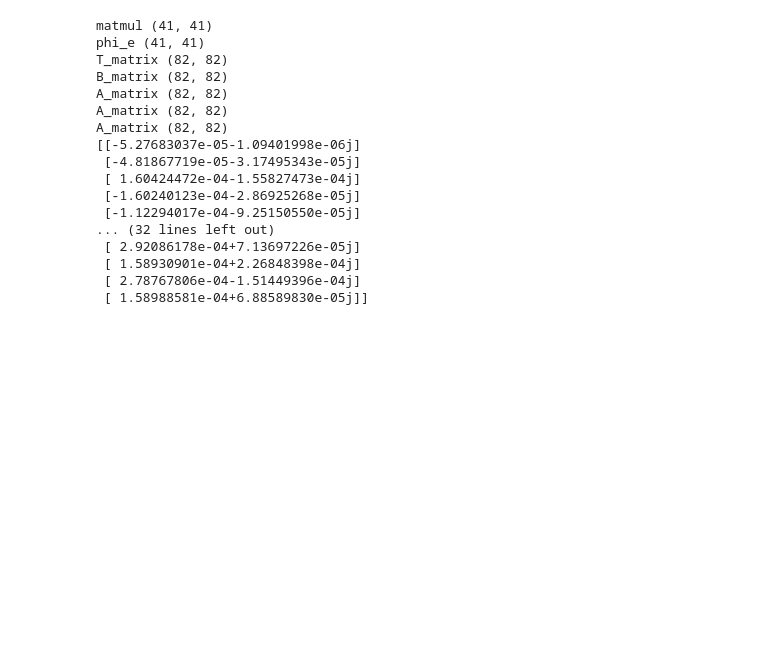
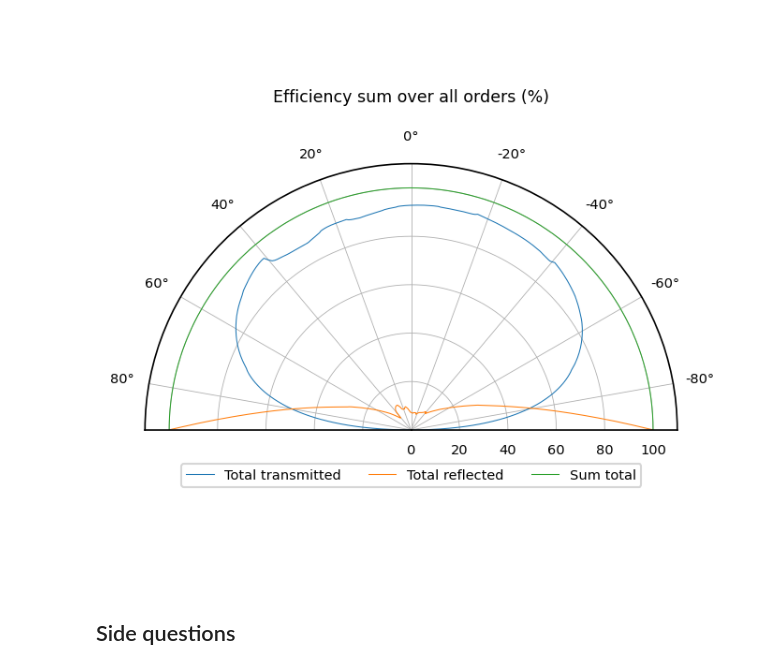
Before and after one commit to roflmaostc/Fourier-Modal-Method, a Jupyter notebook: results.ipynb, the cells around one changed output. Drawn from its saved outputs; the diff is of its cells as text; code cells hidden in the pictures; blank space fills up the shorter version.

```diff
--- a/results.ipynb
+++ b/results.ipynb
@@ -20,0 +152,14 @@ np.set_printoptions(threshold=sys.maxsize)
+# %%
+#Extending analysis to +/-90 degrees
+orders = np.arange(-N,N+1)
+theta_list = np.deg2rad(np.linspace(-89.99,89.99,300))
+eta_r = np.array([])
+eta_t = np.array([])
+
+for theta in theta_list:
+    th_eta_r, th_eta_t, r, t = fmm1d_te(lam, theta, period, perm_in, perm_out,layer_perm, thicknesses, N)
+    eta_r = np.append(eta_r,th_eta_r)
+    eta_t = np.append(eta_t,th_eta_t)
+
+eta_r = eta_r.reshape((theta_list.size,-1))
+eta_t = eta_t.reshape((theta_list.size,-1))
@@ -21,5 +195,28 @@ np.set_printoptions(threshold=sys.maxsize)
+# %%
+plt.rc('font',size=7)
+f3 = plt.figure(dpi=150)
+ax1 = f3.add_subplot(111,polar=True)
+
+ax1.plot(theta_list,np.sum(eta_t,axis=1).flatten()*100,lw=0.5,label=r'Total transmitted')
+ax1.plot(theta_list,np.sum(eta_r,axis=1).flatten()*100,lw=0.5,label='Total reflected')
+ax1.plot(theta_list,(np.sum(eta_t,axis=1).flatten()+np.sum(eta_r,axis=1).flatten())*100,lw=0.5,label='Sum total')
+
+ax1.set_thetamin(-90)
+ax1.set_thetamax(90)
+ax1.grid(lw=0.4)
+ax1.legend(loc='upper center',ncol=5,bbox_to_anchor=(0.5,0.20))
+ax1.set_theta_zero_location("N")
+ax1.set_title('Efficiency sum over all orders (%)',loc='center',pad=-50)
+ax1.set_rlim([0,110])
+
+f3.tight_layout()
+plt.show()
+f3.savefig('sum_efficiencies_plot.png',bbox_inches='tight',dpi=200)
+# %% [output]
+[figure, added]
+# %% [markdown]
+## Side questions
 # %%
-
 # %% parameters %%%%%%%%%%%%%%%%%%%%%%%%%%%%%%%%%%%%%%%%%%%%%%%%%%%%%%%%%%%%%%%
 lam         = 1.064  # vacuum wavelength [µm]
 period      = 3.0    # period of the grating [µm]
@@ -33,10 +230,7 @@ perm_in     = 1.0   # permittivity on the incidence side
 perm_out    = 4.0   # permittivity on the exit side
 Nx          = 1001  # number of points to discretize the permittivity
                     # ditribution
-N           = 20    # number of positive Fourier orders
-
-theta = 0
-
+N           = 40    # number of positive Fourier orders
 
 x = np.arange(Nx) * period / Nx
 layer_perm = perm_l * np.ones((len(widths), Nx))
@@ -44,26 +238,15 @@ layer_perm = perm_l * np.ones((len(widths), Nx))
 for i in range(len(widths)):
     layer_perm[i, x <= widths[i]] = perm_h
 
+orders = np.arange(-N,N+1)
+theta_list = np.deg2rad(np.linspace(-89.99,89.99,300))
+eta_r = np.array([])
+eta_t = np.array([])
 
-eta_r, eta_t, r, t = fmm1d_te(lam, theta, period, perm_in, perm_out,
-                              layer_perm, thicknesses, N)
+for theta in theta_list:
+    th_eta_r, th_eta_t, r, t = fmm1d_te(lam, theta, period, perm_in, perm_out,layer_perm, thicknesses, N)
+    eta_r = np.append(eta_r,th_eta_r)
+    eta_t = np.append(eta_t,th_eta_t)
 
-print(t)
+eta_r = eta_r.reshape((theta_list.size,-1))
+eta_t = eta_t.reshape((theta_list.size,-1))
-# %% [output]
-matmul (41, 41)
-phi_e (41, 41)
-T_matrix (82, 82)
-B_matrix (82, 82)
-A_matrix (82, 82)
-A_matrix (82, 82)
-A_matrix (82, 82)
-[[-5.27683037e-05-1.09401998e-06j]
- [-4.81867719e-05-3.17495343e-05j]
- [ 1.60424472e-04-1.55827473e-04j]
- [-1.60240123e-04-2.86925268e-05j]
- [-1.12294017e-04-9.25150550e-05j]
-... (32 lines left out)
- [ 2.92086178e-04+7.13697226e-05j]
- [ 1.58930901e-04+2.26848398e-04j]
- [ 2.78767806e-04-1.51449396e-04j]
- [ 1.58988581e-04+6.88589830e-05j]]
```
Also changed, not shown: parts of 12 cells of this notebook.
